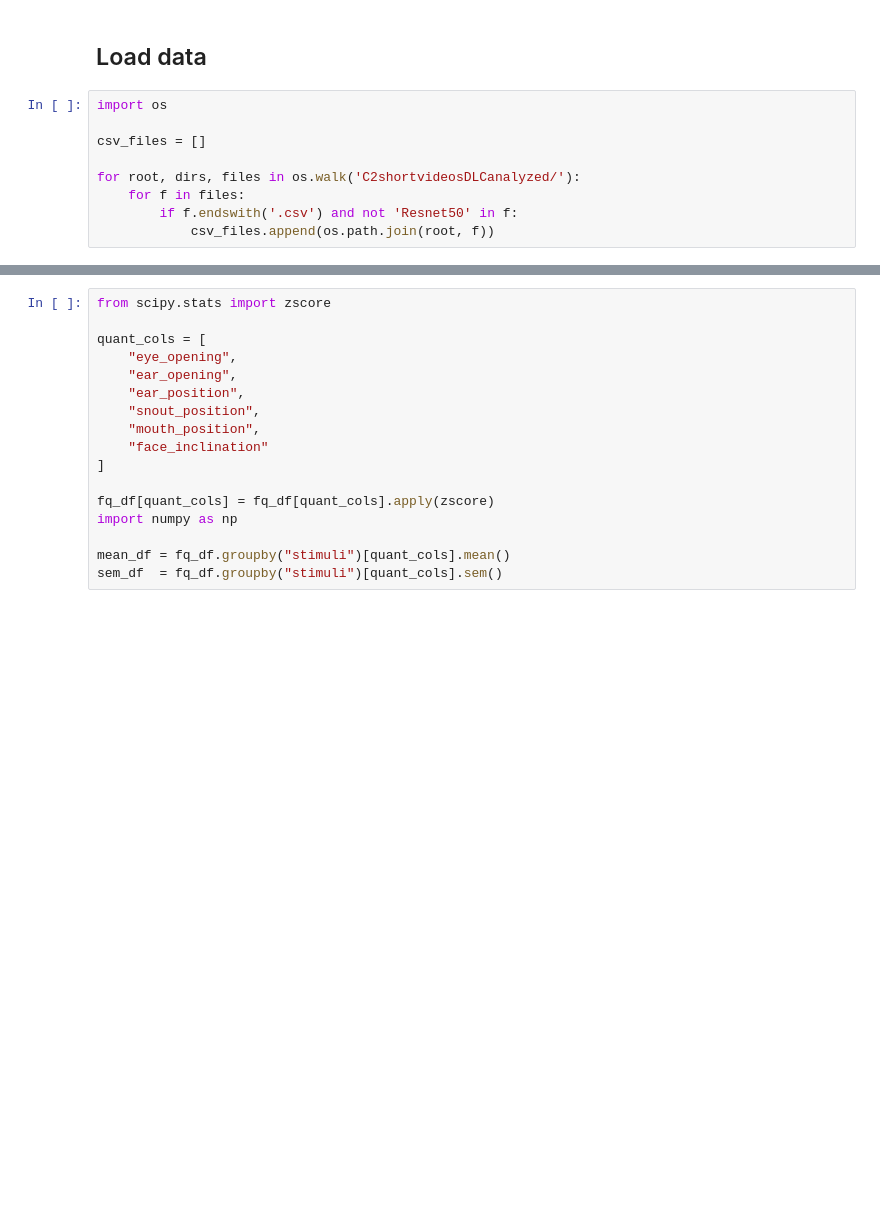
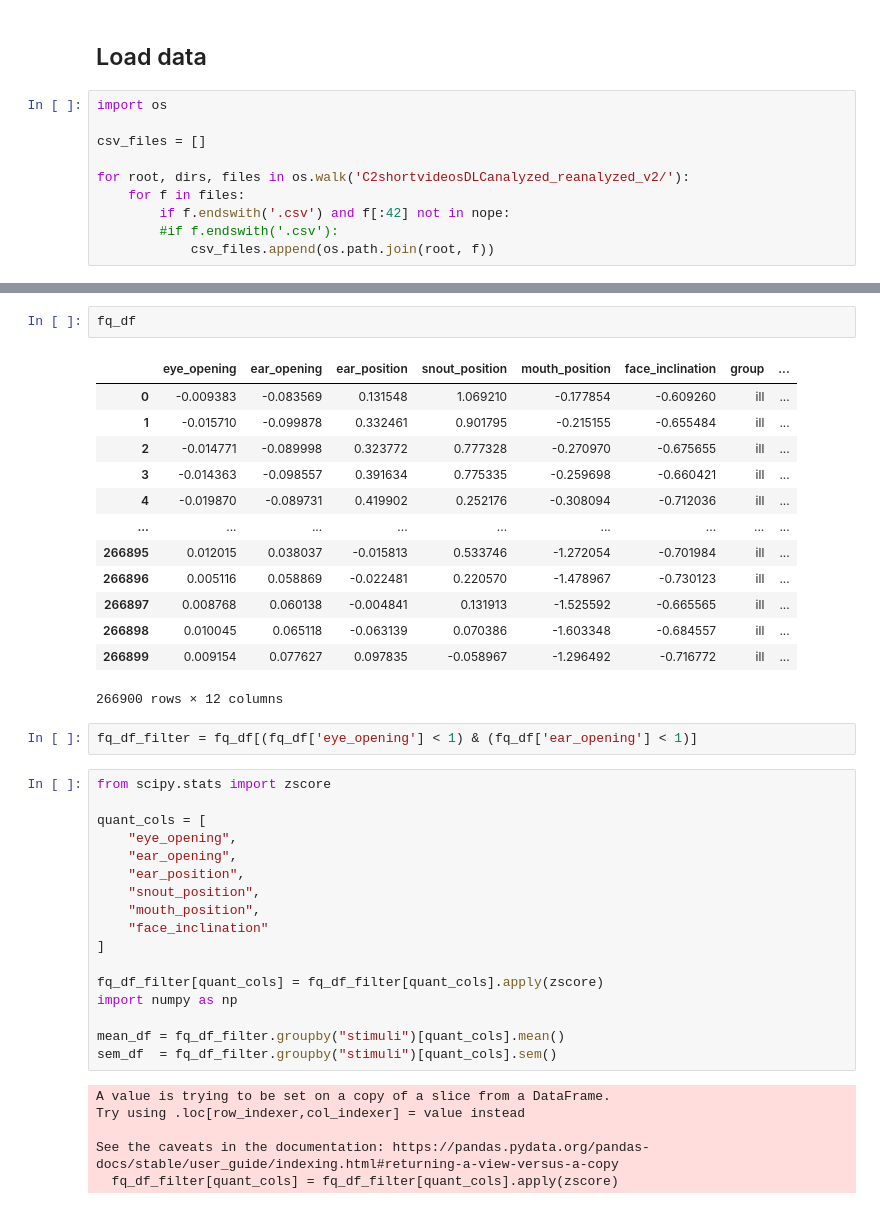
Before and after one commit to sorenorm/FaceQuant, a Jupyter notebook: faceQuant.ipynb, the cells around one changed output, grey strips where cells are left out. Saved outputs shown, nothing was run; the diff lists cells and outputs as text; blank space fills up the shorter version.

```diff
--- a/faceQuant.ipynb
+++ b/faceQuant.ipynb
@@ -11,7 +95,8 @@ import os
 
 csv_files = []
 
-for root, dirs, files in os.walk('C2shortvideosDLCanalyzed/'):
+for root, dirs, files in os.walk('C2shortvideosDLCanalyzed_reanalyzed_v2/'):
     for f in files:
-        if f.endswith('.csv') and not 'Resnet50' in f:
+        if f.endswith('.csv') and f[:42] not in nope:
+        #if f.endswith('.csv'):
             csv_files.append(os.path.join(root, f))
@@ -57,6 +147,24 @@ for csv_file in tqdm(csv_files):
         all_results.append(quant_df)
 
 fq_df = pd.concat(all_results, ignore_index=True)
+# %%
+fq_df
+# %% [output]
+|  | eye_opening | ear_opening | ear_position | snout_position | mouth_position | face_inclination | group | ... |
+| 0 | -0.009383 | -0.083569 | 0.131548 | 1.069210 | -0.177854 | -0.609260 | ill | ... |
+| 1 | -0.015710 | -0.099878 | 0.332461 | 0.901795 | -0.215155 | -0.655484 | ill | ... |
+| 2 | -0.014771 | -0.089998 | 0.323772 | 0.777328 | -0.270970 | -0.675655 | ill | ... |
+| 3 | -0.014363 | -0.098557 | 0.391634 | 0.775335 | -0.259698 | -0.660421 | ill | ... |
+| 4 | -0.019870 | -0.089731 | 0.419902 | 0.252176 | -0.308094 | -0.712036 | ill | ... |
+| ... | ... | ... | ... | ... | ... | ... | ... | ... |
+| 266895 | 0.012015 | 0.038037 | -0.015813 | 0.533746 | -1.272054 | -0.701984 | ill | ... |
+| 266896 | 0.005116 | 0.058869 | -0.022481 | 0.220570 | -1.478967 | -0.730123 | ill | ... |
+| 266897 | 0.008768 | 0.060138 | -0.004841 | 0.131913 | -1.525592 | -0.665565 | ill | ... |
+| 266898 | 0.010045 | 0.065118 | -0.063139 | 0.070386 | -1.603348 | -0.684557 | ill | ... |
+| 266899 | 0.009154 | 0.077627 | 0.097835 | -0.058967 | -1.296492 | -0.716772 | ill | ... |
+266900 rows × 12 columns
+# %%
+fq_df_filter = fq_df[(fq_df['eye_opening'] < 1) & (fq_df['ear_opening'] < 1)]
 # %%
 from scipy.stats import zscore
 
@@ -69,8 +177,14 @@ quant_cols = [
     "face_inclination"
 ]
 
-fq_df[quant_cols] = fq_df[quant_cols].apply(zscore)
+fq_df_filter[quant_cols] = fq_df_filter[quant_cols].apply(zscore)
 import numpy as np
 
-mean_df = fq_df.groupby("stimuli")[quant_cols].mean()
-sem_df  = fq_df.groupby("stimuli")[quant_cols].sem()
+mean_df = fq_df_filter.groupby("stimuli")[quant_cols].mean()
+sem_df  = fq_df_filter.groupby("stimuli")[quant_cols].sem()
+# %% [output]
+A value is trying to be set on a copy of a slice from a DataFrame.
+Try using .loc[row_indexer,col_indexer] = value instead
+
+See the caveats in the documentation: https://pandas.pydata.org/pandas-docs/stable/user_guide/indexing.html#returning-a-view-versus-a-copy
+  fq_df_filter[quant_cols] = fq_df_filter[quant_cols].apply(zscore)
```
Also changed, not shown: parts of 11 cells of this notebook, 1 other file.
